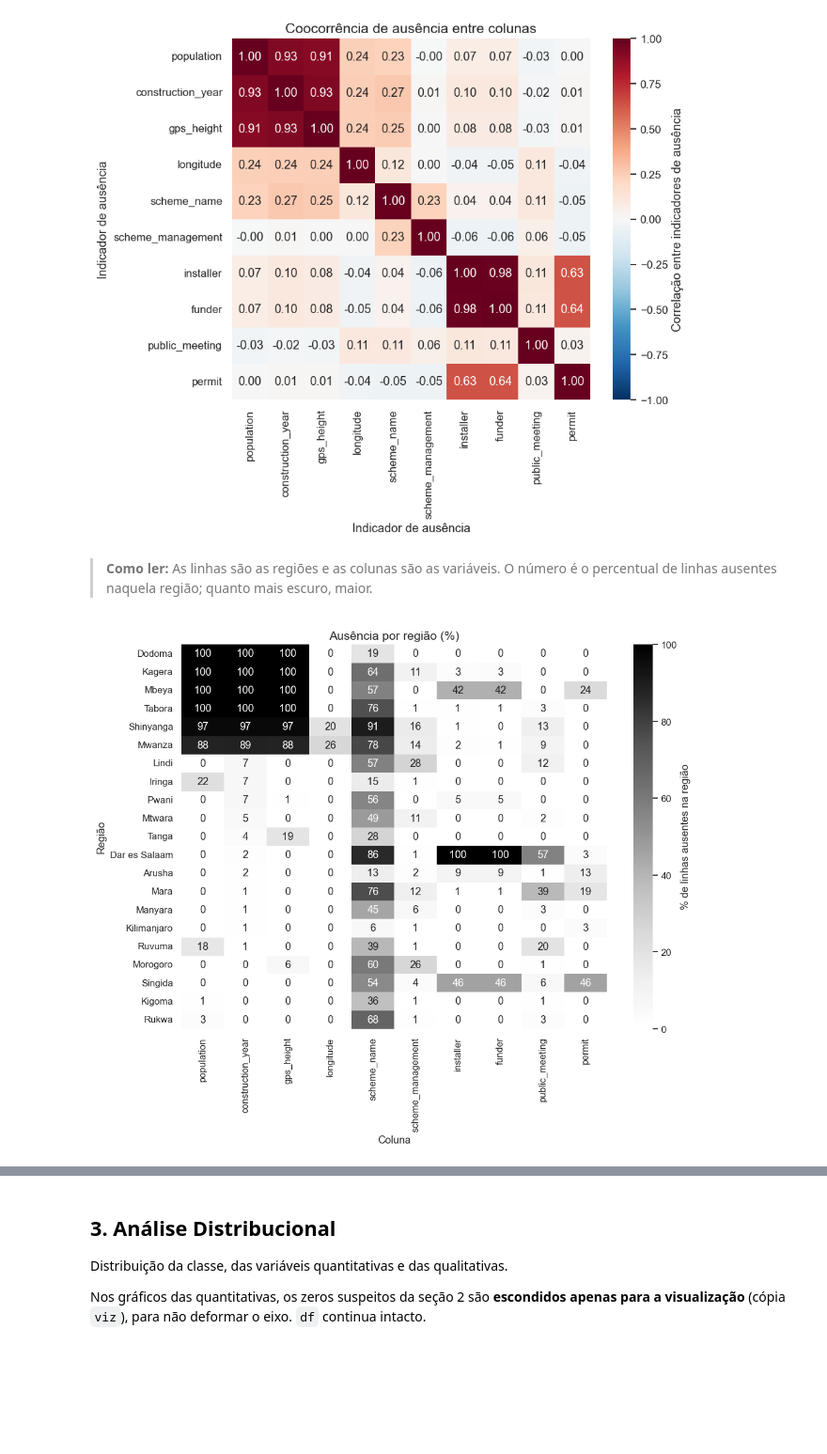
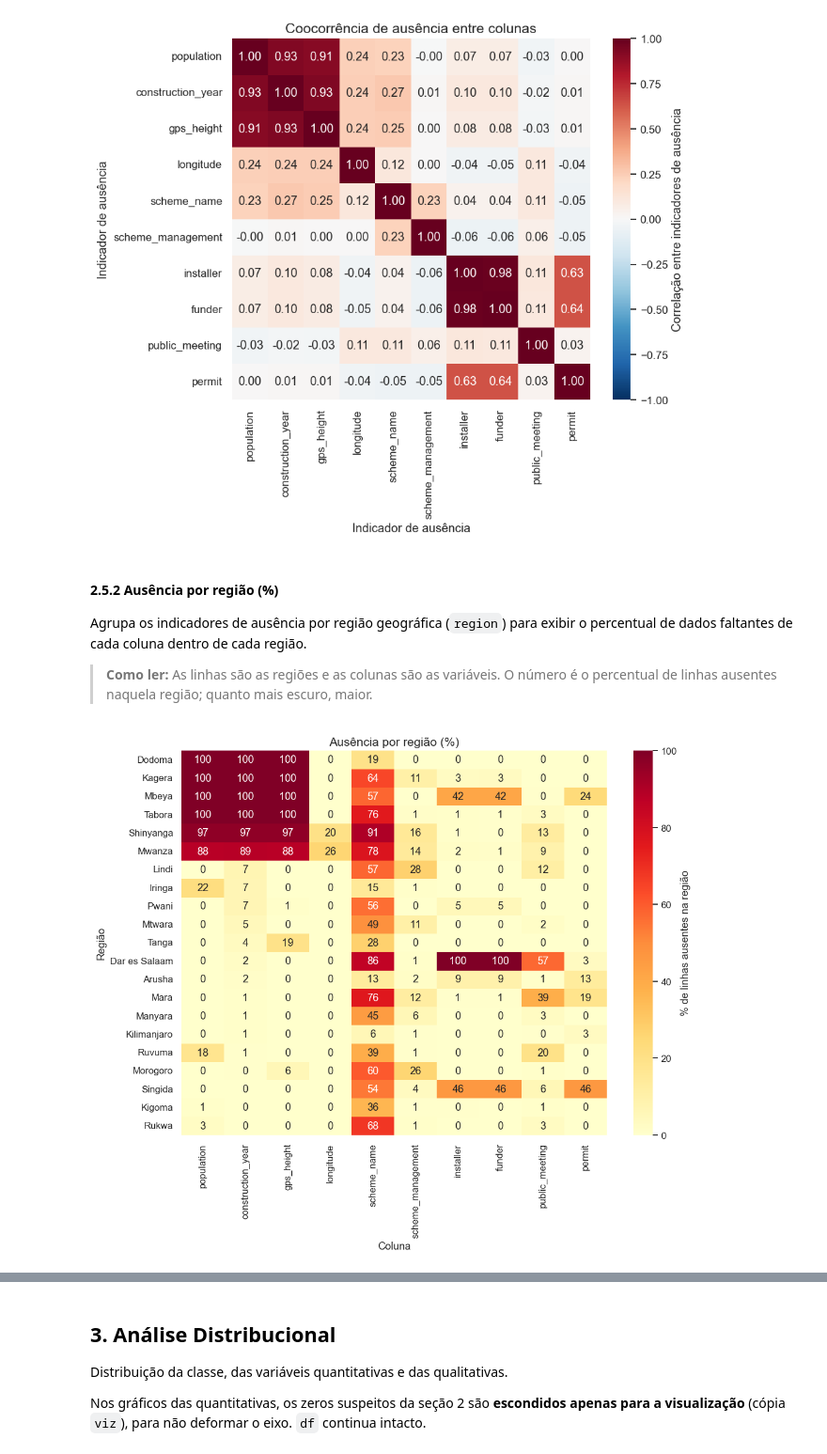
Before and after one commit to Fyre-Flye/projeto-avd-2026-2-pump-it-up-classificatorio, a Jupyter notebook: src/parte_especifica/eda.ipynb, the cells around one changed output, grey strips where cells are left out. Shown at 94% size. Saved outputs shown, nothing was run; the diff lists cells and outputs as text; code cells hidden in the pictures; blank space fills up the shorter version.

```diff
--- a/src/parte_especifica/eda.ipynb
+++ b/src/parte_especifica/eda.ipynb
@@ -626,20 +766,24 @@ plt.show()
 # %% [output]
 [figure]
 # %% [markdown]
+#### 2.5.2 Ausência por região (%)
+
+Agrupa os indicadores de ausência por região geográfica (`region`) para exibir o percentual de dados faltantes de cada coluna dentro de cada região.
+
 > **Como ler:** As linhas são as regiões e as colunas são as variáveis. O número é o percentual de linhas ausentes naquela região; quanto mais escuro, maior.
 # %%
 # [IA] Claude Code – gráfico: % de ausência de cada coluna dentro de cada região
 por_regiao = ausente.groupby(df["region"]).mean().mul(100)
 por_regiao = por_regiao.sort_values("construction_year", ascending=False)
 
 fig, ax = plt.subplots(figsize=(11, 8))
-sns.heatmap(por_regiao, annot=True, fmt=".0f", cmap="Greys",
+sns.heatmap(por_regiao, annot=True, fmt=".0f", cmap="YlOrRd",
             cbar_kws={"label": "% de linhas ausentes na região"}, ax=ax)
 ax.set_title("Ausência por região (%)")
 ax.set_xlabel("Coluna")
 ax.set_ylabel("Região")
 salvar(fig, "02_ausencia_por_regiao")
 plt.show()
 # %% [output]
-[figure, old version]
+[figure, new version]
 # %% [markdown]
```
Also changed, not shown: parts of 73 cells of this notebook.
